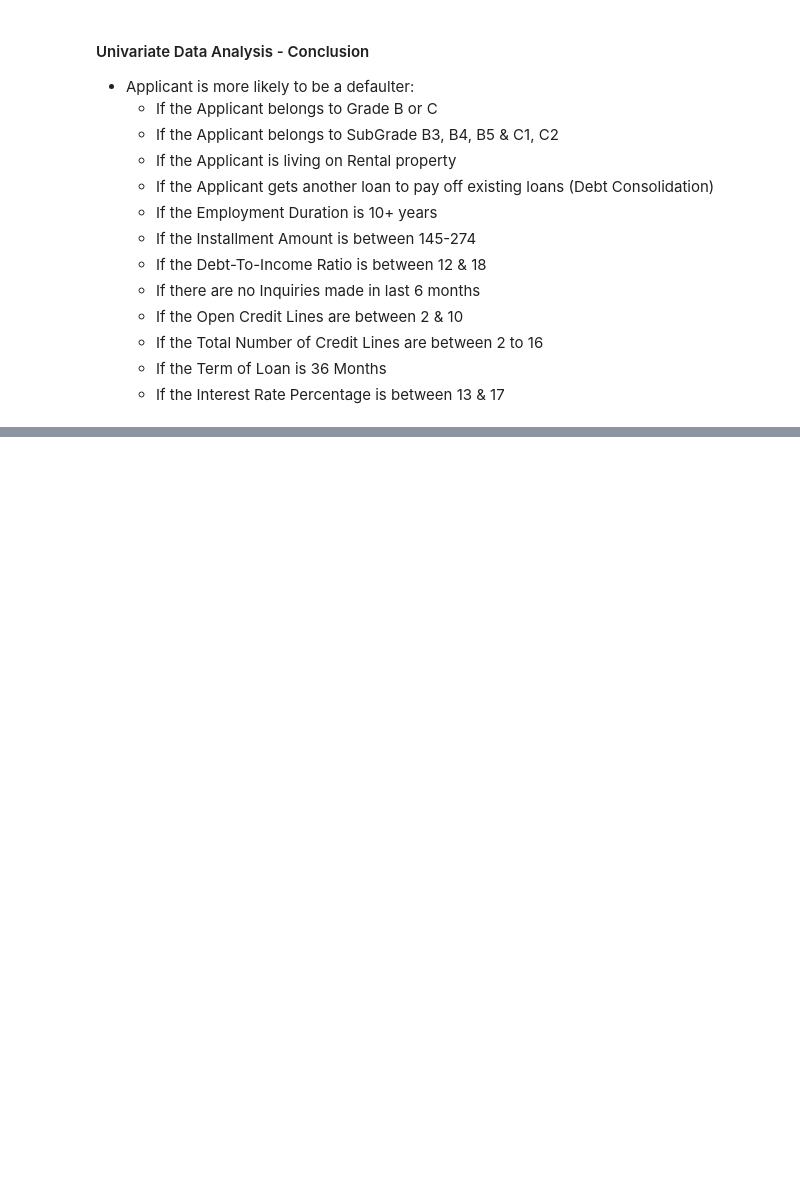
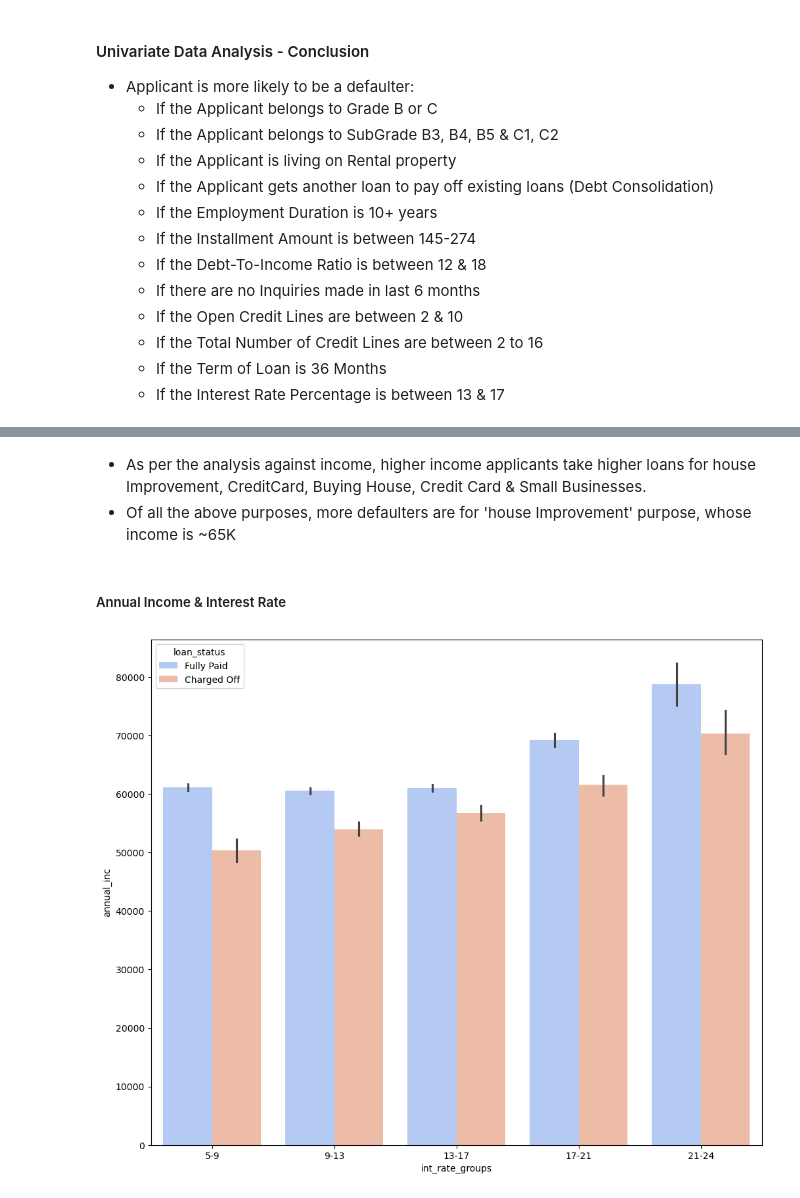
Before and after one commit to pavan64pavan/AI-ML-PG-C70, a Jupyter notebook: LendingClubCaseStudy.ipynb, the cells around one changed output, grey strips where cells are left out. Cells and saved outputs as stored; diff of their text form; code cells hidden in the pictures; blank space fills up the shorter version.

```diff
--- a/LendingClubCaseStudy.ipynb
+++ b/LendingClubCaseStudy.ipynb
@@ -1420,0 +1437,11 @@ Name: count, dtype: int64
+# %% [markdown]
+- As per the analysis against income, higher income applicants take higher loans for house Improvement, CreditCard, Buying House, Credit Card & Small Businesses.
+- Of all the above purposes, more defaulters are for 'house Improvement' purpose, whose income is ~65K
+# %% [markdown]
+##### Annual Income & Interest Rate
+# %%
+plt.figure(figsize=(12, 10))
+sns.barplot(data=loanDataF3, x='int_rate_groups', y='annual_inc', hue='loan_status', palette='coolwarm')
+plt.show()
+# %% [output]
+[figure, added]
```
Also changed, not shown: parts of 12 cells of this notebook.
